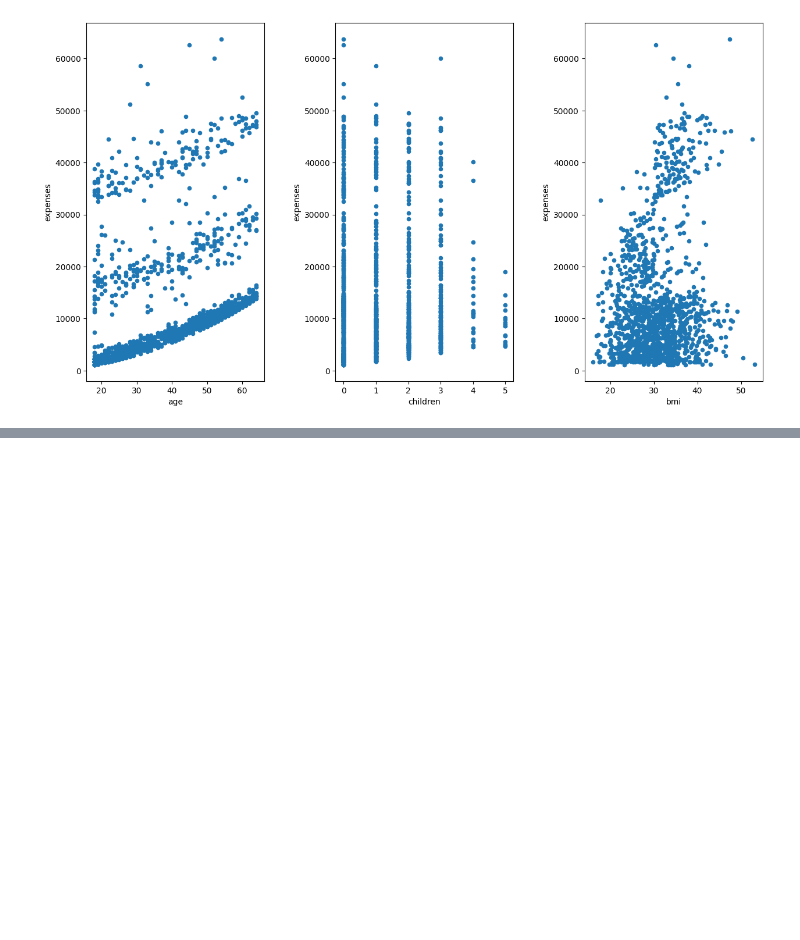
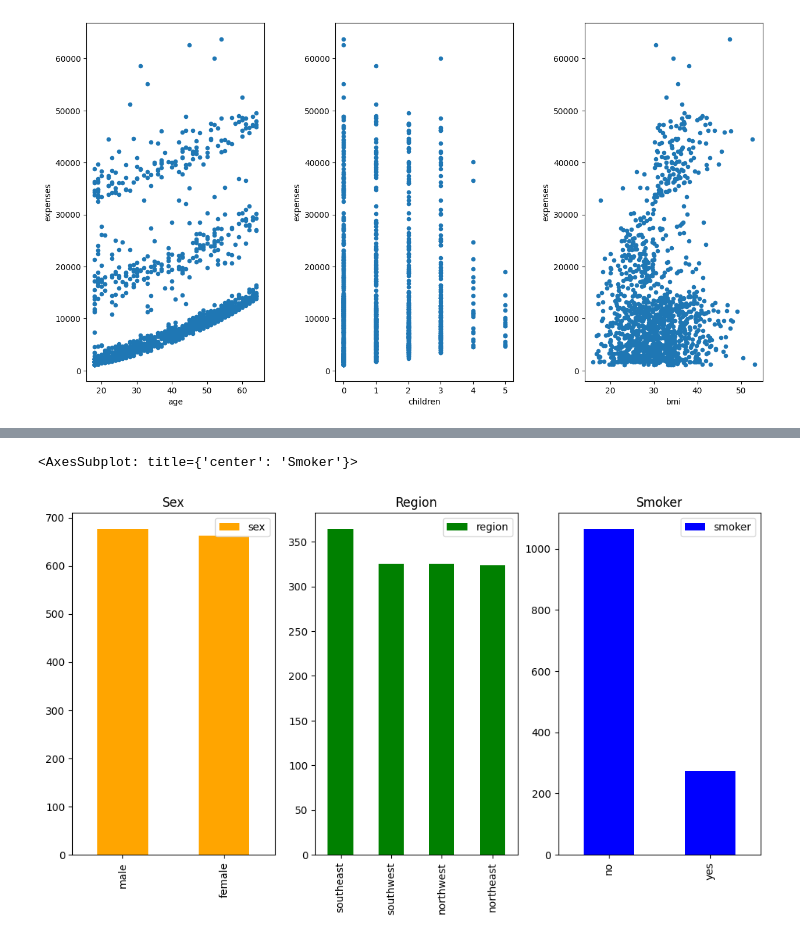
Before and after one commit to Prateek07-Kumar/Insurance-Prediction-Project, a Jupyter notebook: Notebook/EDA-Insurance-Dataset.ipynb, the cells around one changed output, grey strips where cells are left out. Cells and saved outputs as stored; diff of their text form; code cells hidden in the pictures; blank space fills up the shorter version.

```diff
--- a/Notebook/EDA-Insurance-Dataset.ipynb
+++ b/Notebook/EDA-Insurance-Dataset.ipynb
@@ -234,0 +258,10 @@ df.plot(kind='scatter', x='bmi', y='expenses', ax=axes[2])
+# %%
+# Plotting count-plot related with [sex, resion, smoke] column
+
+fig, axes = plt.subplots(ncols=3, figsize=(12,6))
+df['sex'].value_counts().plot(kind='bar', color= 'orange', ax=axes[0], title='Sex', legend='Sex')
+df['region'].value_counts().plot(kind='bar', color = 'green', ax=axes[1],title="Region", legend = 'region')
+df['smoker'].value_counts().plot(kind='bar', color= 'blue', ax=axes[2], title='Smoker', legend='smoker')
+# %% [output]
+<AxesSubplot: title={'center': 'Smoker'}>
+[figure, added]
```
Also changed, not shown: parts of 5 cells of this notebook.
